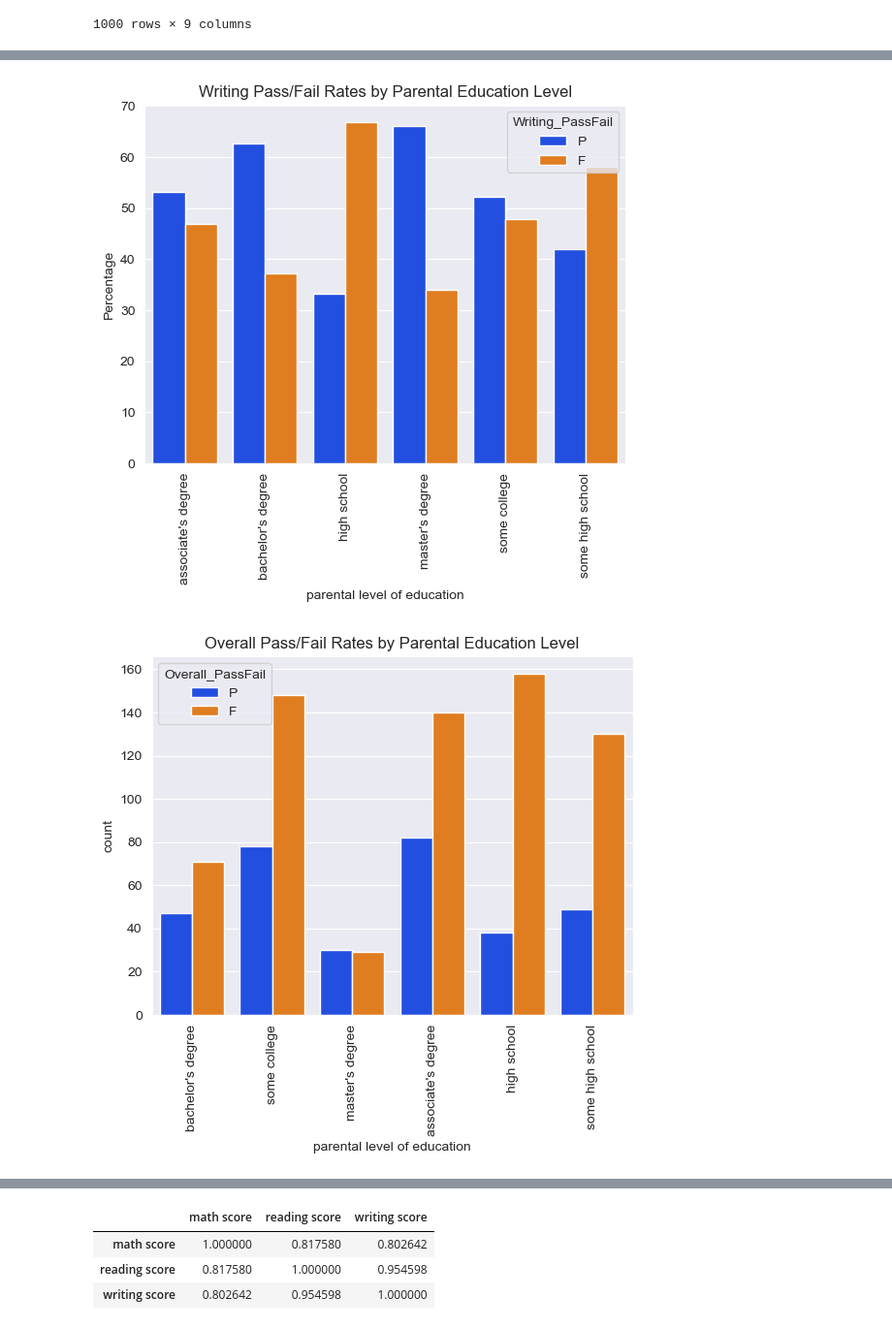
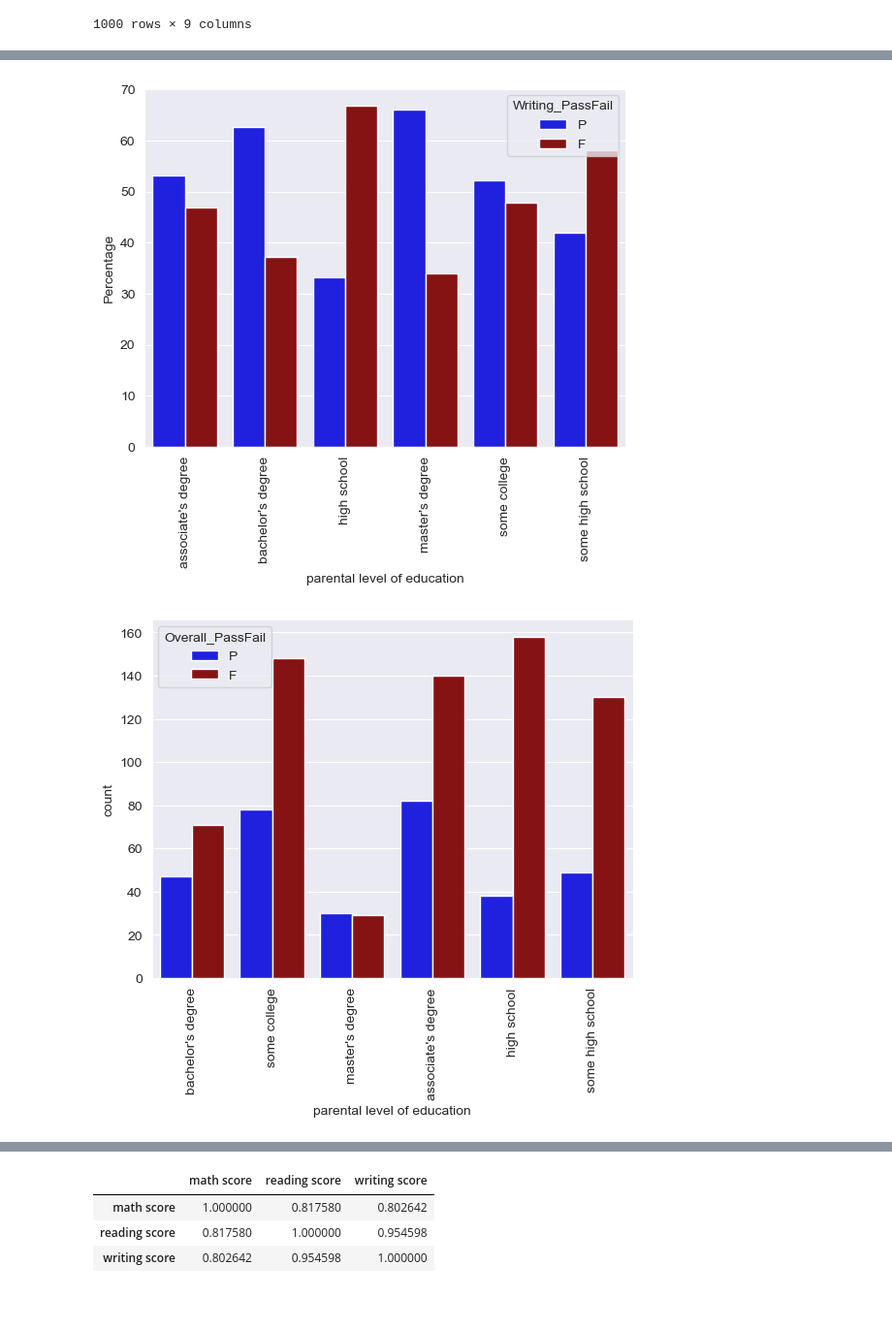
Before and after one commit to SR6/StudentPredictions, a Jupyter notebook: CSMLFinal.ipynb, the cells around one changed output, grey strips where cells are left out. Shown at 97% size. Cells and saved outputs as stored; diff of their text form; code cells hidden in the pictures; blank space fills up the shorter version.

```diff
--- a/CSMLFinal.ipynb
+++ b/CSMLFinal.ipynb
@@ -126,39 +124,38 @@ plt.show()
 # %%
 
 # Assuming `data_file` is your DataFrame and `passmark` is defined
 data_file["Writing_PassFail"] = np.where(data_file["writing score"] < passmark, "F", "P")
 
 # Calculate normalized percentages
 normalized_counts = (
     data_file.groupby("parental level of education")["Writing_PassFail"]
     .value_counts(normalize=True)
     .mul(100)
     .rename("percentage")
     .reset_index()
 )
 
 # Plot normalized percentages
 sns.barplot(
     x="parental level of education",
     y="percentage",
     hue="Writing_PassFail",
     data=normalized_counts,
-    palette="bright",
+    palette=["#0000FF","#990000"],
 )
 plt.xticks(rotation=90)
 plt.ylabel("Percentage")
-plt.title("Writing Pass/Fail Rates by Parental Education Level")
+
 plt.show()
 # %% [output]
-[figure, old version]
+[figure, new version]
 # %%
 data_file["Overall_PassFail"] = data_file.apply(lambda x: "F" if x["Math_PassFail"]== 'F'
                                      or x["Reading_PassFail"]== 'F' or x["Writing_PassFail"]== 'F'
                                     else 'P' , axis =1)
-p=sns.countplot(x="parental level of education",hue="Overall_PassFail",data=data_file,palette="bright")
+p=sns.countplot(x="parental level of education",hue="Overall_PassFail",data=data_file,palette=["#0000FF","#990000"])
 # we compare it to hue
 plt.xticks(rotation=90)
-plt.title("Overall Pass/Fail Rates by Parental Education Level")
 plt.show()
 # %% [output]
-[figure, old version]
+[figure, new version]
```
Also changed, not shown: parts of 28 cells of this notebook.
